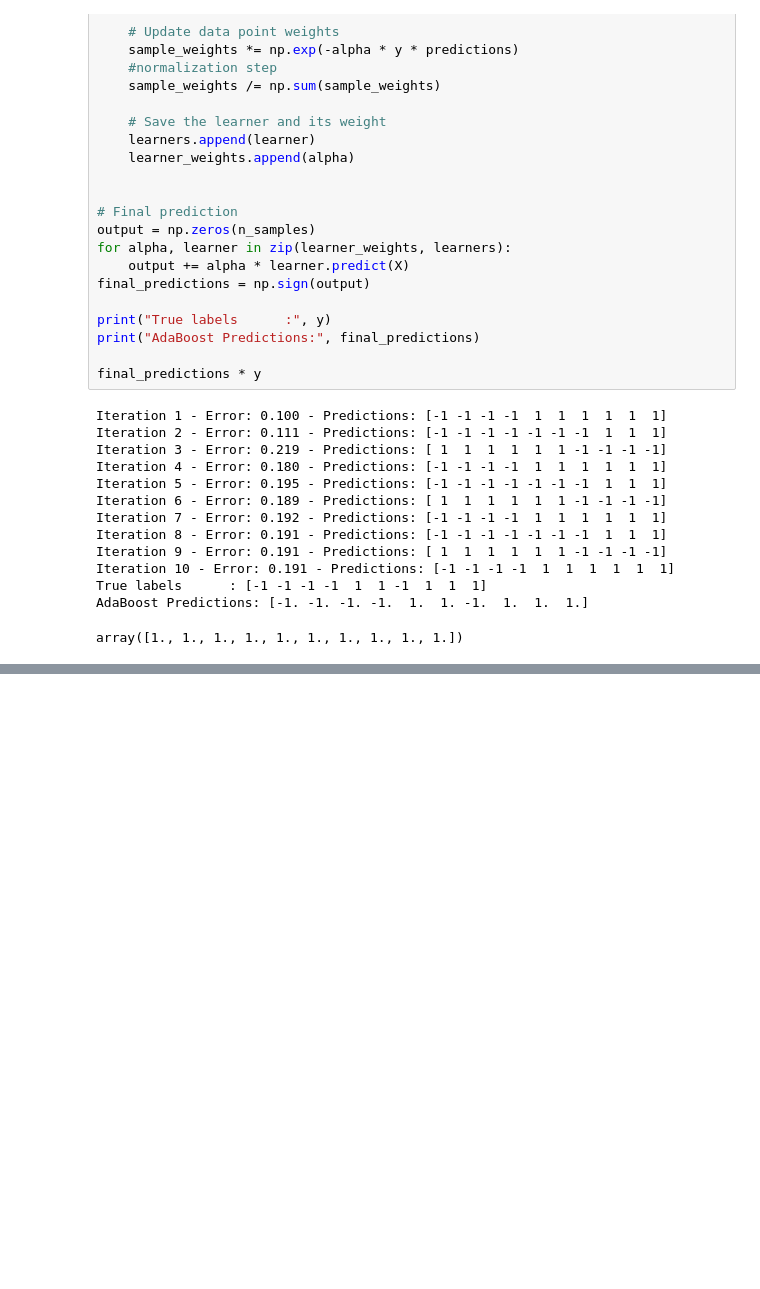
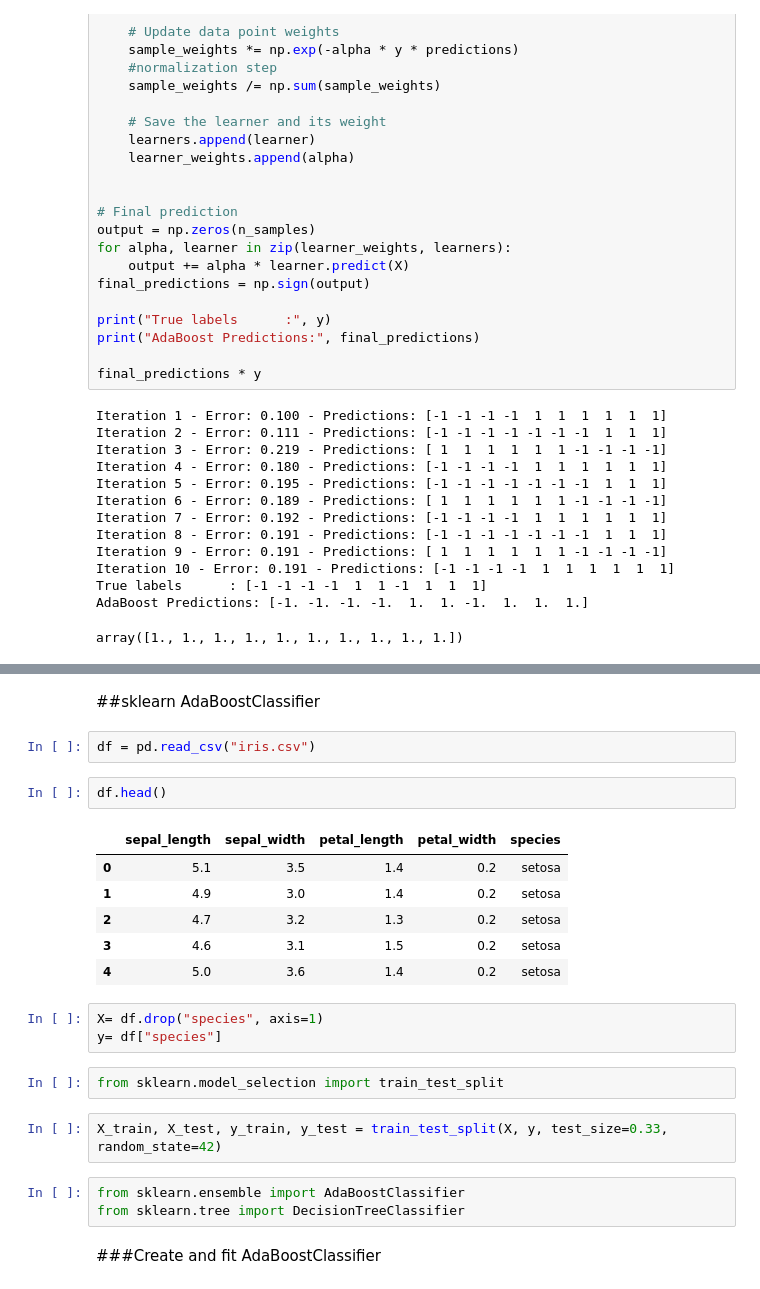
Before and after one commit to Metallicode/Math, a Jupyter notebook: Boosting_Methods.ipynb, the cells around one changed output, grey strips where cells are left out. Cells and saved outputs as stored; diff of their text form; blank space fills up the shorter version.

```diff
--- a/Boosting_Methods.ipynb
+++ b/Boosting_Methods.ipynb
@@ -225,0 +249,25 @@ array([1., 1., 1., 1., 1., 1., 1., 1., 1., 1.])
+# %% [markdown]
+##sklearn AdaBoostClassifier
+# %%
+df = pd.read_csv("iris.csv")
+# %%
+df.head()
+# %% [output]
+|  | sepal_length | sepal_width | petal_length | petal_width | species |
+| 0 | 5.1 | 3.5 | 1.4 | 0.2 | setosa |
+| 1 | 4.9 | 3.0 | 1.4 | 0.2 | setosa |
+| 2 | 4.7 | 3.2 | 1.3 | 0.2 | setosa |
+| 3 | 4.6 | 3.1 | 1.5 | 0.2 | setosa |
+| 4 | 5.0 | 3.6 | 1.4 | 0.2 | setosa |
+# %%
+X= df.drop("species", axis=1)
+y= df["species"]
+# %%
+from sklearn.model_selection import train_test_split
+# %%
+X_train, X_test, y_train, y_test = train_test_split(X, y, test_size=0.33, random_state=42)
+# %%
+from sklearn.ensemble import AdaBoostClassifier
+from sklearn.tree import DecisionTreeClassifier
+# %% [markdown]
+###Create and fit AdaBoostClassifier
```
Also changed, not shown: parts of 7 cells of this notebook.
